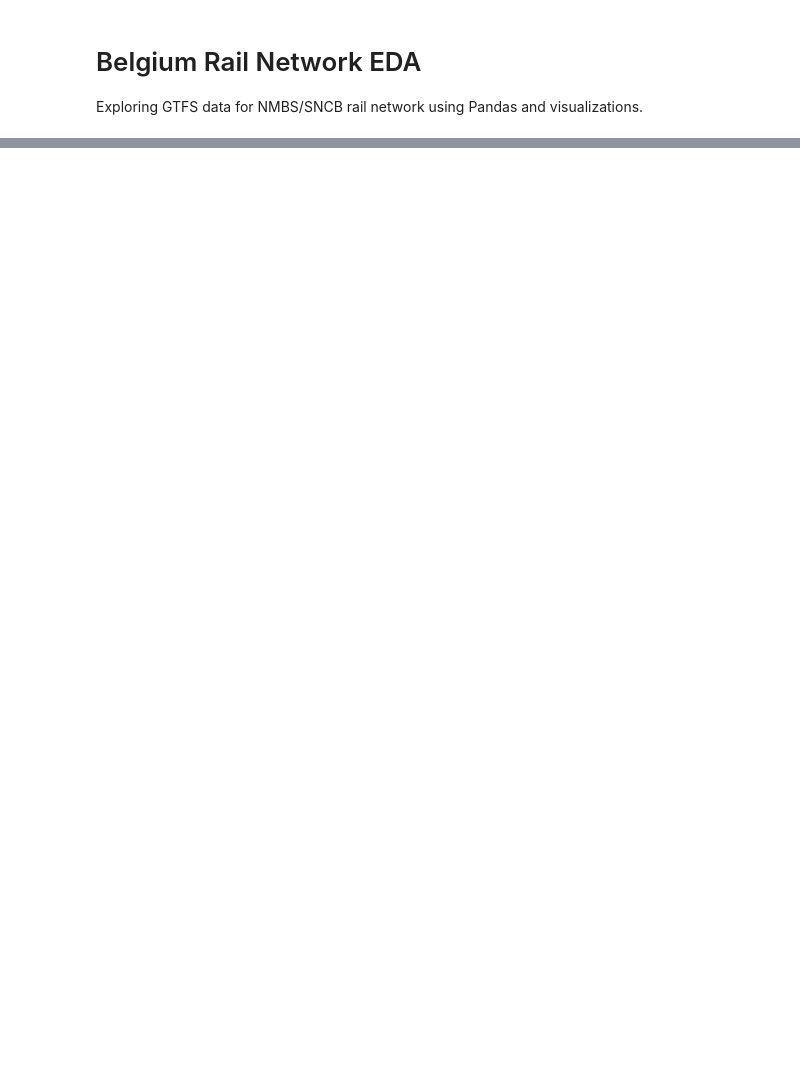
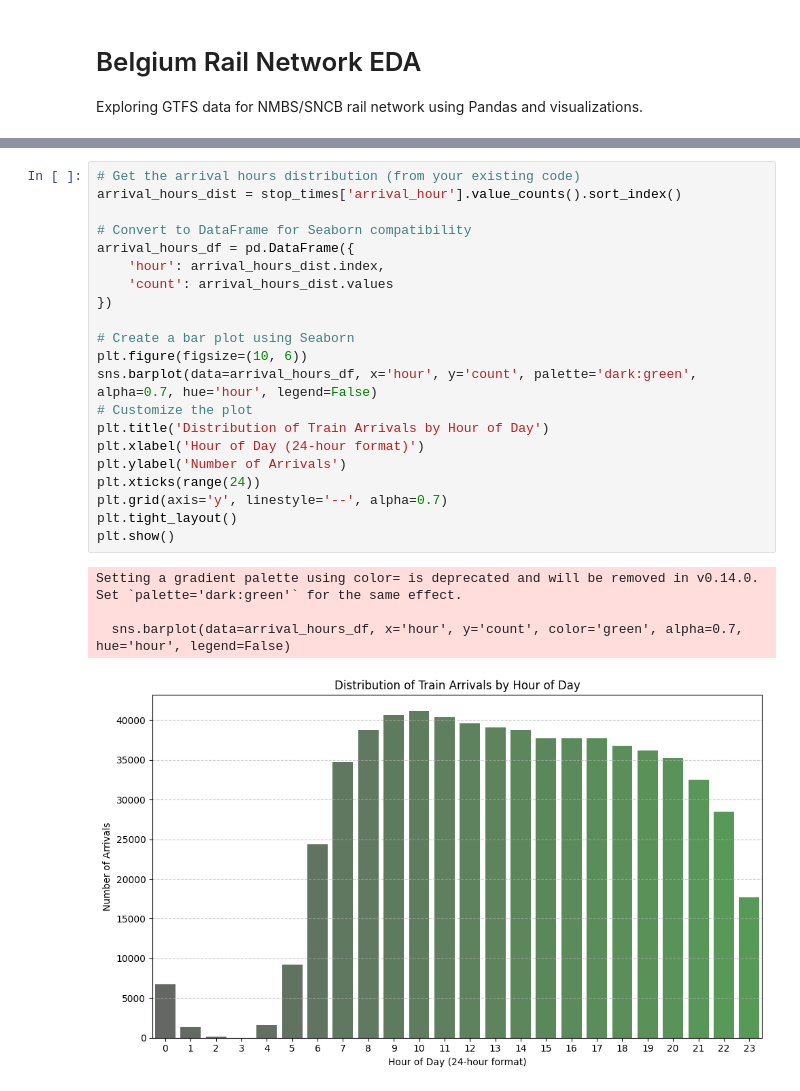
Before and after one commit to Praneesh-Sharma/belgium-rail-gtfs, a Jupyter notebook: eda.ipynb, the cells around one changed output, grey strips where cells are left out. Drawn from its saved outputs; the diff is of its cells as text; blank space fills up the shorter version.

```diff
--- a/eda.ipynb
+++ b/eda.ipynb
@@ -100,0 +193,26 @@ plt.show()
+# %%
+# Get the arrival hours distribution (from your existing code)
+arrival_hours_dist = stop_times['arrival_hour'].value_counts().sort_index()
+
+# Convert to DataFrame for Seaborn compatibility
+arrival_hours_df = pd.DataFrame({
+    'hour': arrival_hours_dist.index,
+    'count': arrival_hours_dist.values
+})
+
+# Create a bar plot using Seaborn
+plt.figure(figsize=(10, 6))
+sns.barplot(data=arrival_hours_df, x='hour', y='count', palette='dark:green', alpha=0.7, hue='hour', legend=False)
+# Customize the plot
+plt.title('Distribution of Train Arrivals by Hour of Day')
+plt.xlabel('Hour of Day (24-hour format)')
+plt.ylabel('Number of Arrivals')
+plt.xticks(range(24))
+plt.grid(axis='y', linestyle='--', alpha=0.7)
+plt.tight_layout()
+plt.show()
+# %% [output]
+Setting a gradient palette using color= is deprecated and will be removed in v0.14.0. Set `palette='dark:green'` for the same effect.
+
+  sns.barplot(data=arrival_hours_df, x='hour', y='count', color='green', alpha=0.7, hue='hour', legend=False)
+[figure, added]
```
Also changed, not shown: parts of 17 cells of this notebook, 1 other file.
